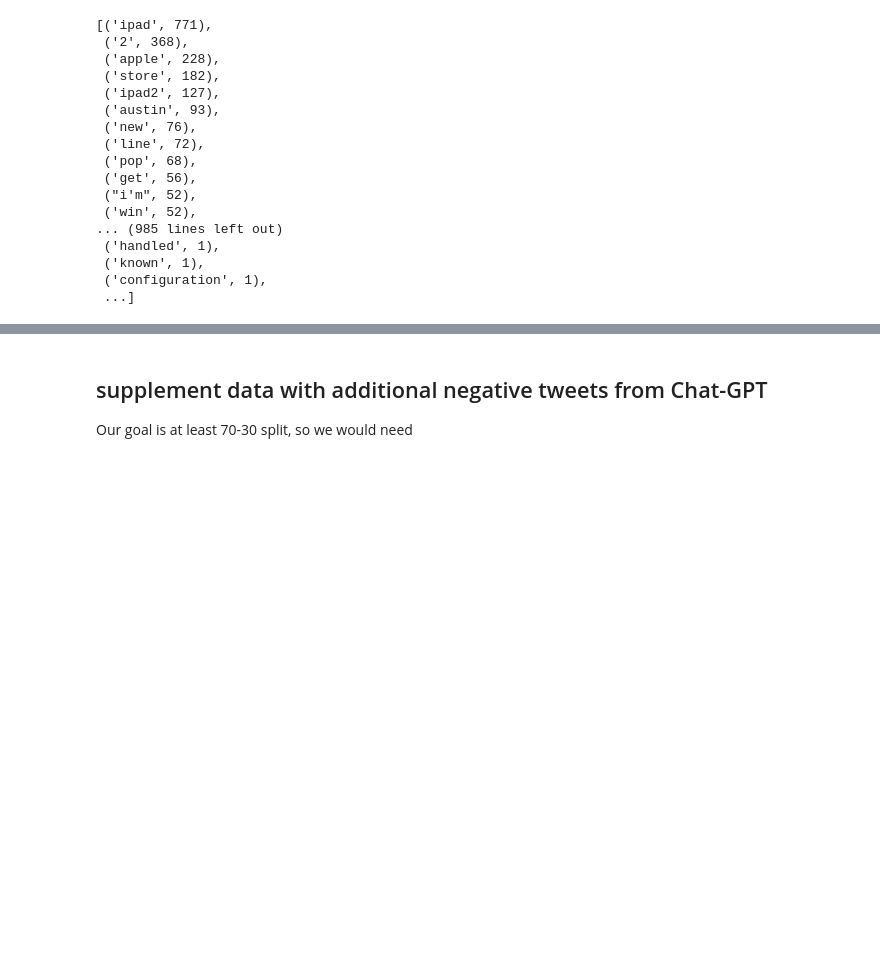
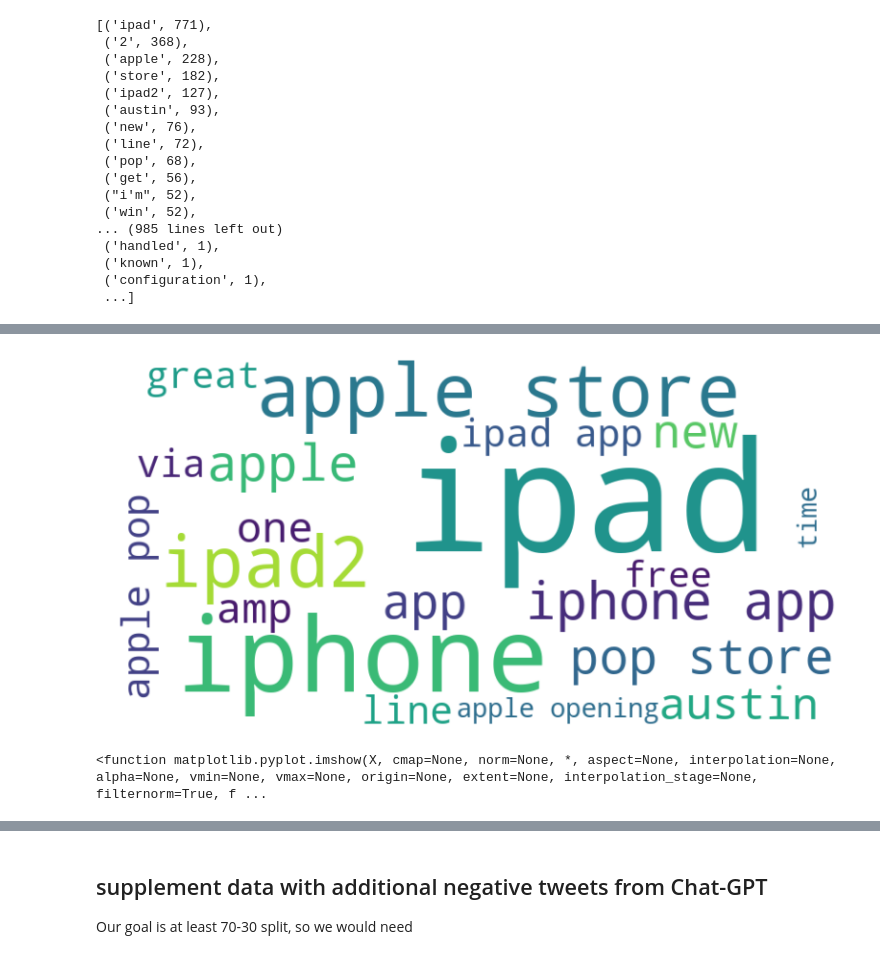
Before and after one commit to xuqc01/twitter_sentiment_analysis, a Jupyter notebook: P4ProjectNotebook.ipynb, the cells around one changed output, grey strips where cells are left out. Saved outputs shown, nothing was run; the diff lists cells and outputs as text; code cells hidden in the pictures; blank space fills up the shorter version.

```diff
--- a/P4ProjectNotebook.ipynb
+++ b/P4ProjectNotebook.ipynb
@@ -300,0 +351,16 @@ ipad_pos_freq_dist.most_common()
+# %%
+#Create a positive tweet word cloud
+pos_string = ' '.join(positive_tokens)
+pos_wc = WordCloud(width=800, height=400, background_color='white', max_words=20)
+pos_wc.generate(pos_string)
+
+
+
+plt.figure(figsize=(10, 5))
+plt.imshow(pos_wc, interpolation='bilinear')
+plt.axis('off')
+plt.show()
+plt.imshow
+# %% [output]
+[figure, added]
+<function matplotlib.pyplot.imshow(X, cmap=None, norm=None, *, aspect=None, interpolation=None, alpha=None, vmin=None, vmax=None, origin=None, extent=None, interpolation_stage=None, filternorm=True, f ...
```
Also changed, not shown: parts of 33 cells of this notebook.
